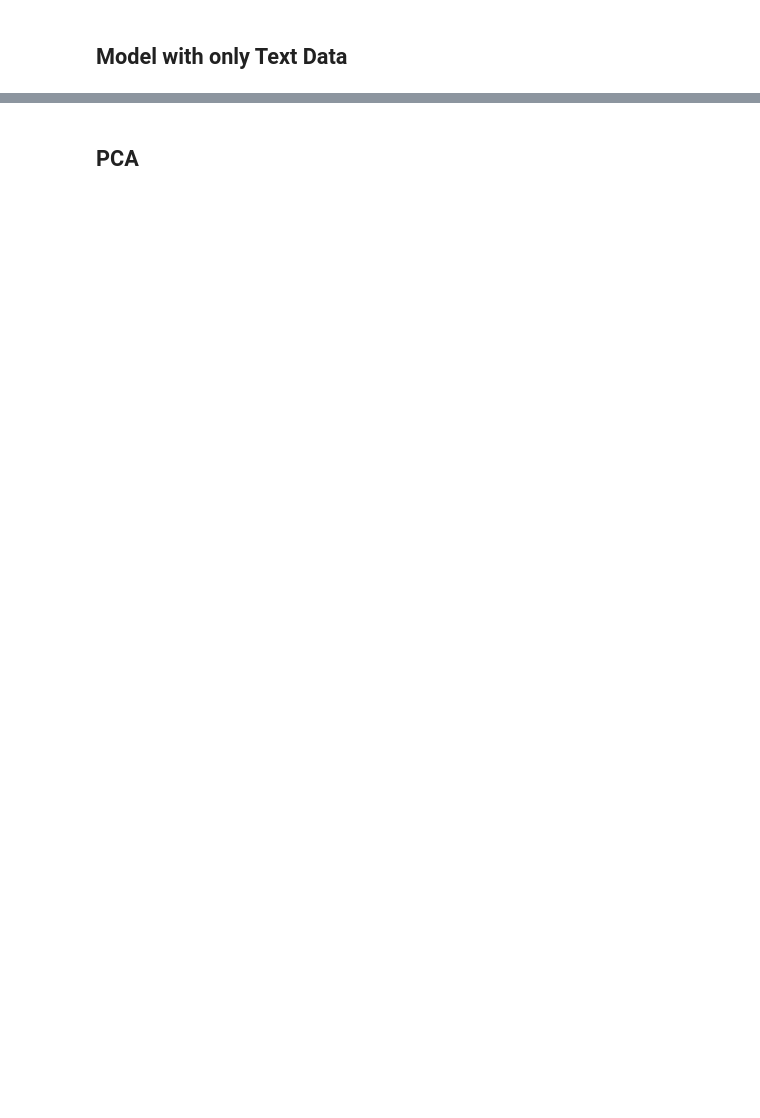
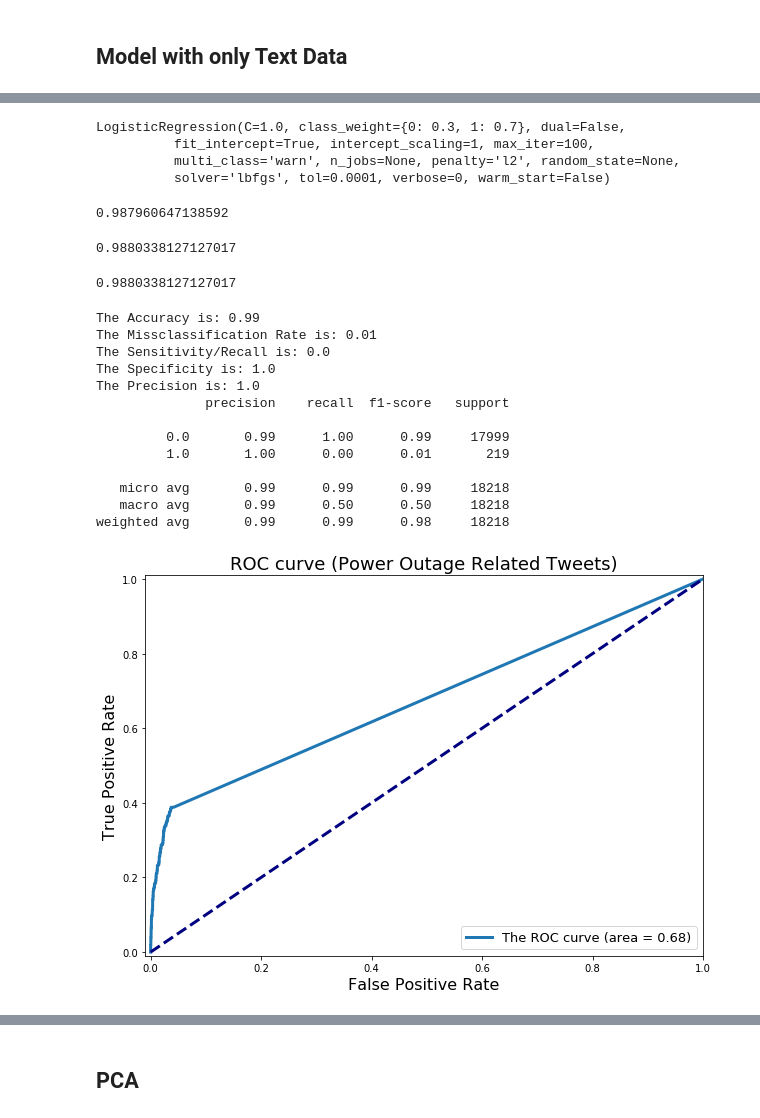
Before and after one commit to iceberg425/Client_Project, a Jupyter notebook: Modeling.ipynb, the cells around one changed output, grey strips where cells are left out. Drawn from its saved outputs; the diff is of its cells as text; code cells hidden in the pictures; blank space fills up the shorter version.

```diff
--- a/Modeling.ipynb
+++ b/Modeling.ipynb
@@ -175,0 +199,4 @@ weighted avg       0.95      0.95      0.95       149
+# %%
+tvec = TfidfVectorizer()
+X_train_vec = tvec.fit_transform(X_train)
+X_test_vec = tvec.transform(X_test)
@@ -175,0 +211,70 @@ weighted avg       0.95      0.95      0.95       149
+# %%
+X_train_tvec = pd.DataFrame(X_train_vec.todense(), columns=tvec.get_feature_names())
+# %%
+lr = LogisticRegression(solver='lbfgs', class_weight={0: 0.3, 1: 0.7})
+# %%
+lr.fit(X_train_tvec, y_train)
+# %% [output]
+LogisticRegression(C=1.0, class_weight={0: 0.3, 1: 0.7}, dual=False,
+          fit_intercept=True, intercept_scaling=1, max_iter=100,
+          multi_class='warn', n_jobs=None, penalty='l2', random_state=None,
+          solver='lbfgs', tol=0.0001, verbose=0, warm_start=False)
+# %%
+cross_val_score(lr, X_train_tvec, y_train, cv=10).mean()
+# %% [output]
+0.987960647138592
+# %%
+lr.score(X_train_tvec, y_train)
+# %% [output]
+0.9880338127127017
+# %%
+lr.score(X_test_vec, y_test)
+# %% [output]
+0.9880338127127017
+# %%
+tn, fp, fn, tp = confusion_matrix(y_test, lr.predict(X_test_vec)).ravel()
+
+
+
+accuracy = round((tn + tp) / (tn + fp + fn + tp), 2)
+misclassification = round((1 - accuracy), 2)
+sensitivity = round((tp) / (tp + fn), 2)
+specificity = round((tn) / (tn + fp), 2)
+precision = round((tp) / (tp + fp), 2)
+
+print(f'The Accuracy is: {accuracy}')
+print(f'The Missclassification Rate is: {misclassification}')
+print(f'The Sensitivity/Recall is: {sensitivity}')
+print(f'The Specificity is: {specificity}')
+print(f'The Precision is: {precision}')
+
+
+fpr_clf, tpr_clf, _ = roc_curve(y_test, lr.predict_proba(X_test_vec)[:, 1])
+roc_auc_clf = auc(fpr_clf, tpr_clf)
+
+plt.figure(figsize = (10, 7))
+plt.xlim([-0.01, 1.00])
+plt.ylim([-0.01, 1.01])
+plt.plot(fpr_clf, tpr_clf, lw=3, label='The ROC curve (area = {:0.2f})'.format(roc_auc_clf))
+plt.xlabel('False Positive Rate', fontsize=16)
+plt.ylabel('True Positive Rate', fontsize=16)
+plt.title('ROC curve (Power Outage Related Tweets)', fontsize=18)
+plt.legend(loc='lower right', fontsize=13)
+plt.plot([0, 1], [0, 1], color='navy', lw=3, linestyle='--')
+
+print(classification_report(y_test, lr.predict(X_test_vec)))
+# %% [output]
+The Accuracy is: 0.99
+The Missclassification Rate is: 0.01
+The Sensitivity/Recall is: 0.0
+The Specificity is: 1.0
+The Precision is: 1.0
+              precision    recall  f1-score   support
+
+         0.0       0.99      1.00      0.99     17999
+         1.0       1.00      0.00      0.01       219
+
+   micro avg       0.99      0.99      0.99     18218
+   macro avg       0.99      0.50      0.50     18218
+weighted avg       0.99      0.99      0.98     18218
+[figure, added]
```
Also changed, not shown: parts of 50 cells of this notebook.
